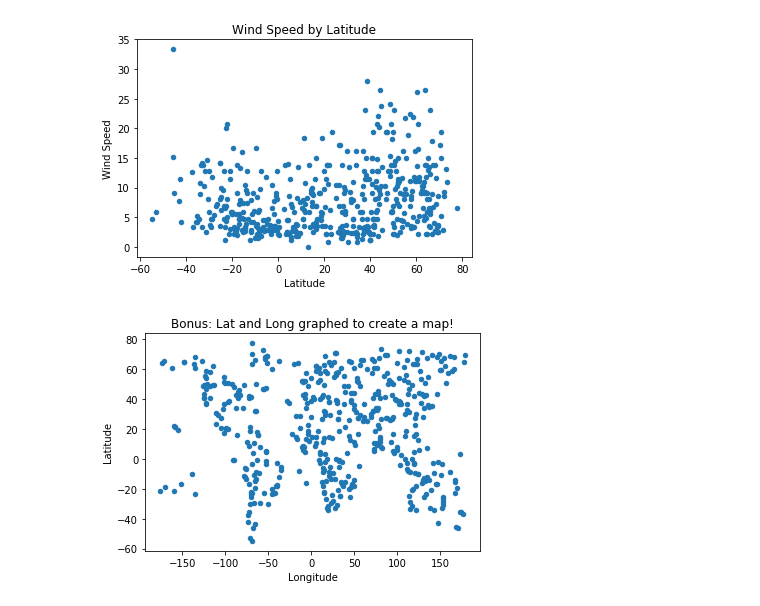
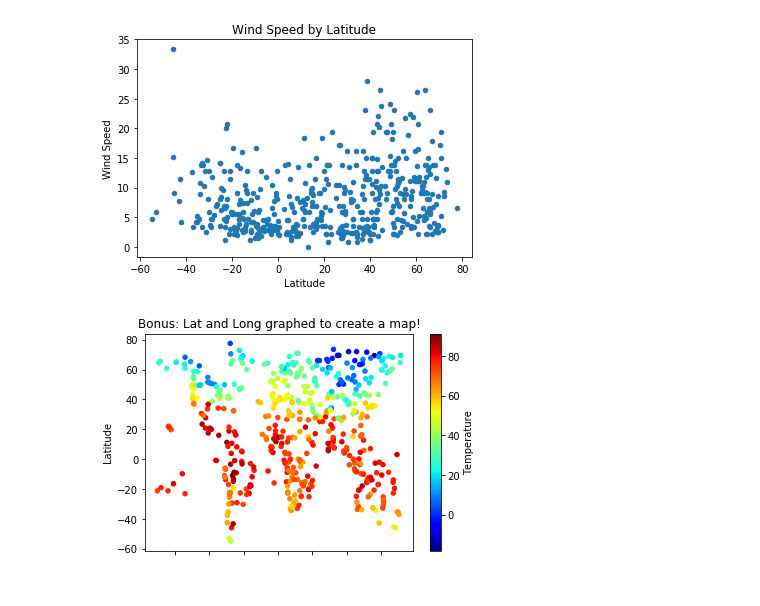
Before and after one commit to thomasjoldfield/What-s-the-Weather-Like-, a Jupyter notebook: WeatherHW.ipynb, the cells around one changed output. Cells and saved outputs as stored; diff of their text form; code cells hidden in the pictures.

```diff
--- a/WeatherHW.ipynb
+++ b/WeatherHW.ipynb
@@ -124,7 +124,7 @@ plt.pyplot.savefig('wind_plot.png')
 # %%
 weather_df.to_csv("city_list.csv")
 # %%
-weather_df.plot.scatter("Longitude", "Latitude").set_title("Bonus: Lat and Long graphed to create a map!")
+weather_df.plot.scatter("Longitude", "Latitude", c="Temperature", colormap = "jet").set_title("Bonus: Lat and Long graphed to create a map!")
 plt.pyplot.savefig('map_plot.png')
 # %% [output]
-[figure, old version]
+[figure, new version]
```
Also changed, not shown: 1 other file.
